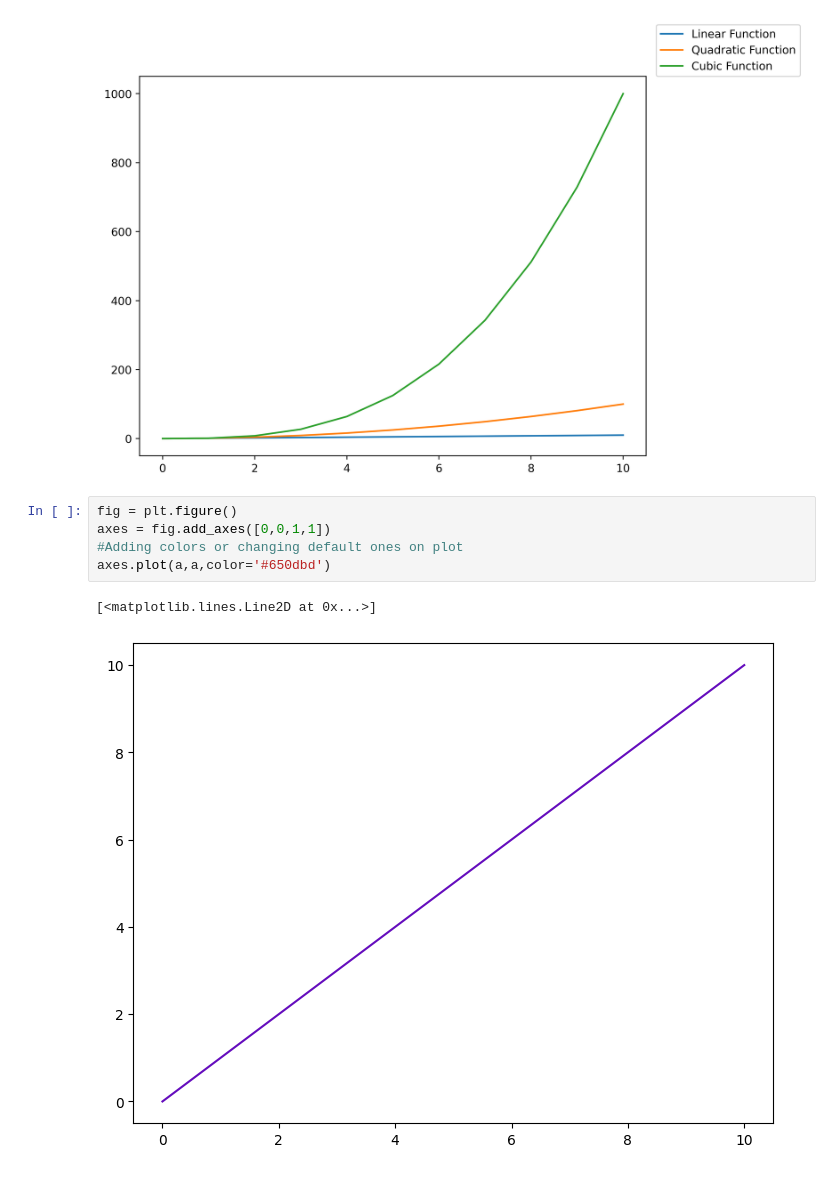
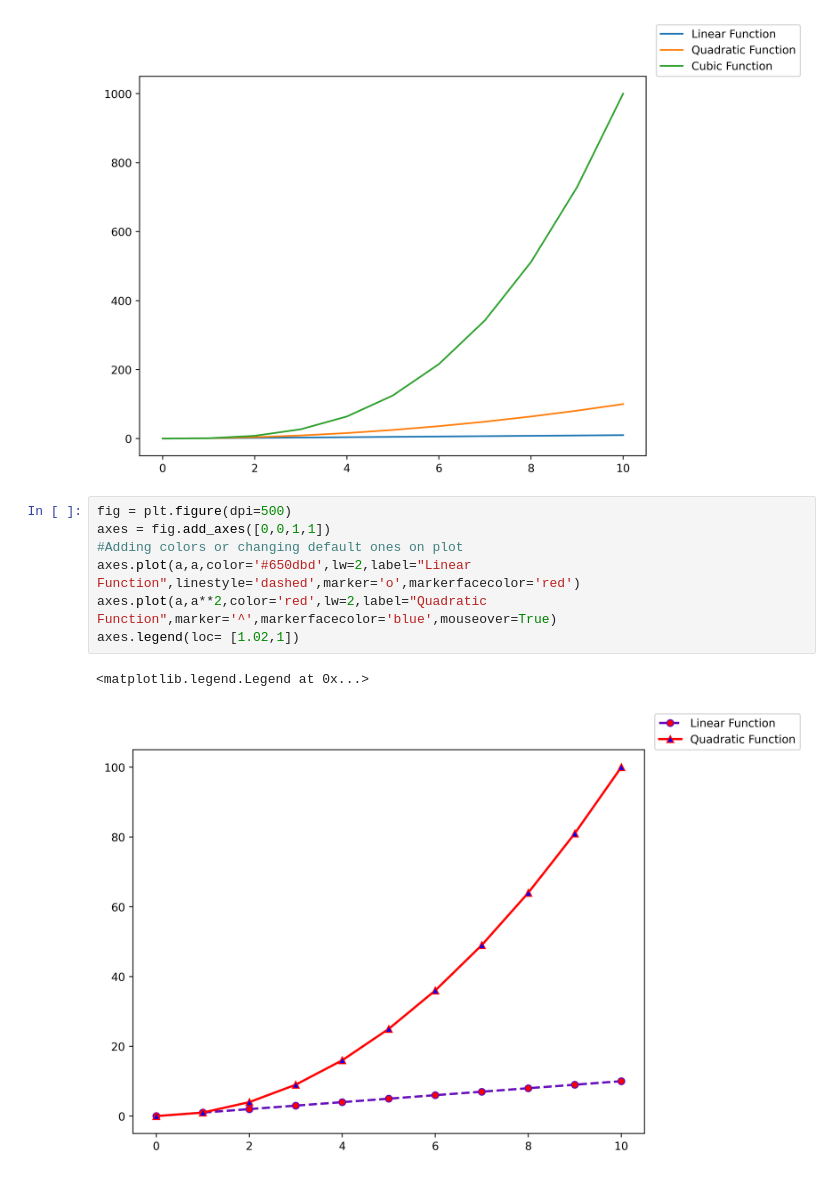
Before and after one commit to pranjalkaushik-git/jose-portilla-udemy-course-ml, a Jupyter notebook: matplotlib/Matplotlib.ipynb, the cells around one changed output. Cells and saved outputs as stored; diff of their text form.

Commit message:
Matplotlib section finished

```diff
--- a/matplotlib/Matplotlib.ipynb
+++ b/matplotlib/Matplotlib.ipynb
@@ -150,10 +150,12 @@ plt.savefig('chart.svg',bbox_inches='tight')
 # %% [output]
 [figure]
 # %%
-fig = plt.figure()
+fig = plt.figure(dpi=500)
 axes = fig.add_axes([0,0,1,1])
 #Adding colors or changing default ones on plot
-axes.plot(a,a,color='#650dbd')
+axes.plot(a,a,color='#650dbd',lw=2,label="Linear Function",linestyle='dashed',marker='o',markerfacecolor='red')
+axes.plot(a,a**2,color='red',lw=2,label="Quadratic Function",marker='^',markerfacecolor='blue',mouseover=True)
+axes.legend(loc= [1.02,1])
 # %% [output]
-[<matplotlib.lines.Line2D at 0x...>]
+<matplotlib.legend.Legend at 0x...>
-[figure, old version]
+[figure, new version]
```
